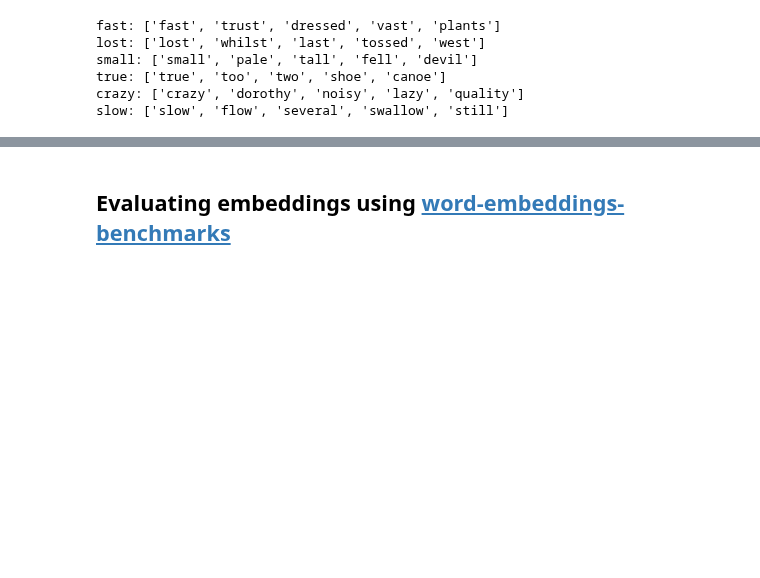
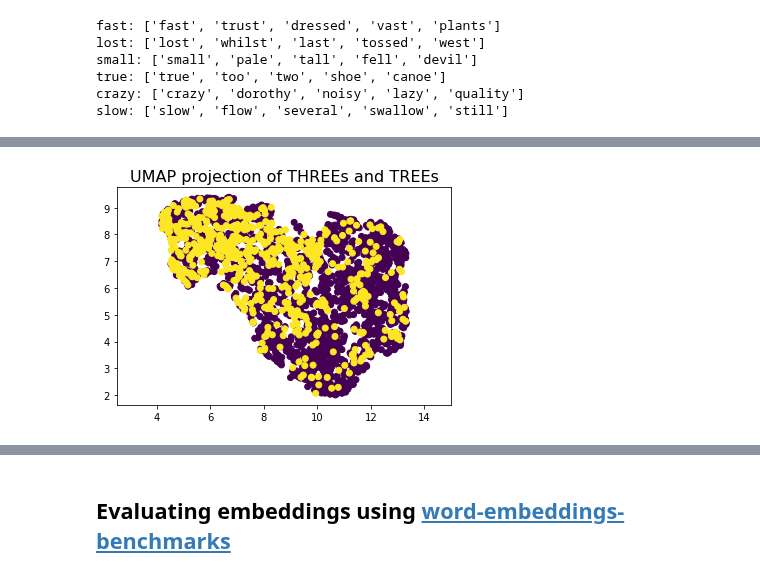
Before and after one commit to earthspecies/audio-embeddings, a Jupyter notebook: 25_encoder_softmax_speech2vec_vocab_subset_of_data.ipynb, the cells around one changed output, grey strips where cells are left out. Cells and saved outputs as stored; diff of their text form; code cells hidden in the pictures; blank space fills up the shorter version.

```diff
--- a/25_encoder_softmax_speech2vec_vocab_subset_of_data.ipynb
+++ b/25_encoder_softmax_speech2vec_vocab_subset_of_data.ipynb
@@ -244,0 +284,4 @@ slow: ['slow', 'flow', 'several', 'swallow', 'still']
+# %%
+plot_embeddings_for('THREE', 'TREE')
+# %% [output]
+[figure, added]
```
Also changed, not shown: parts of 13 cells of this notebook.
